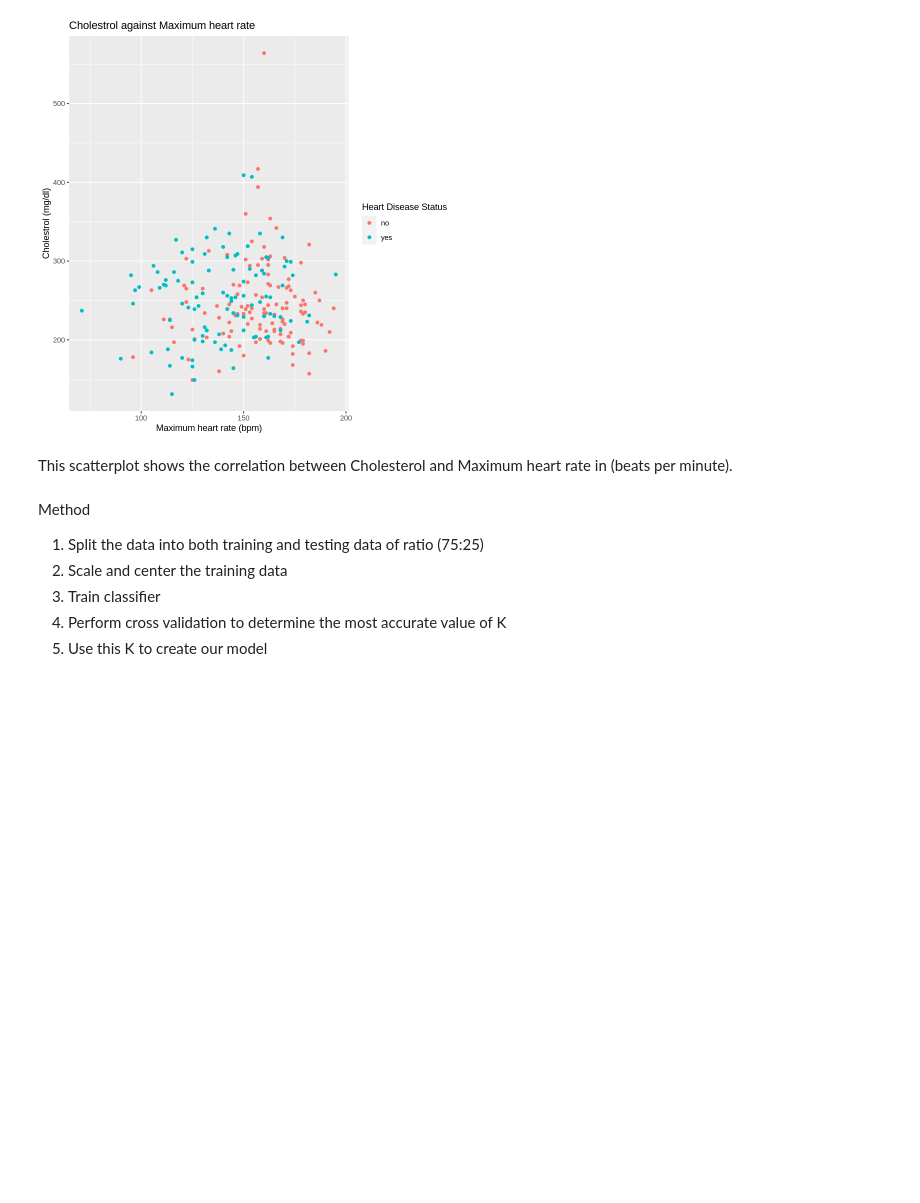
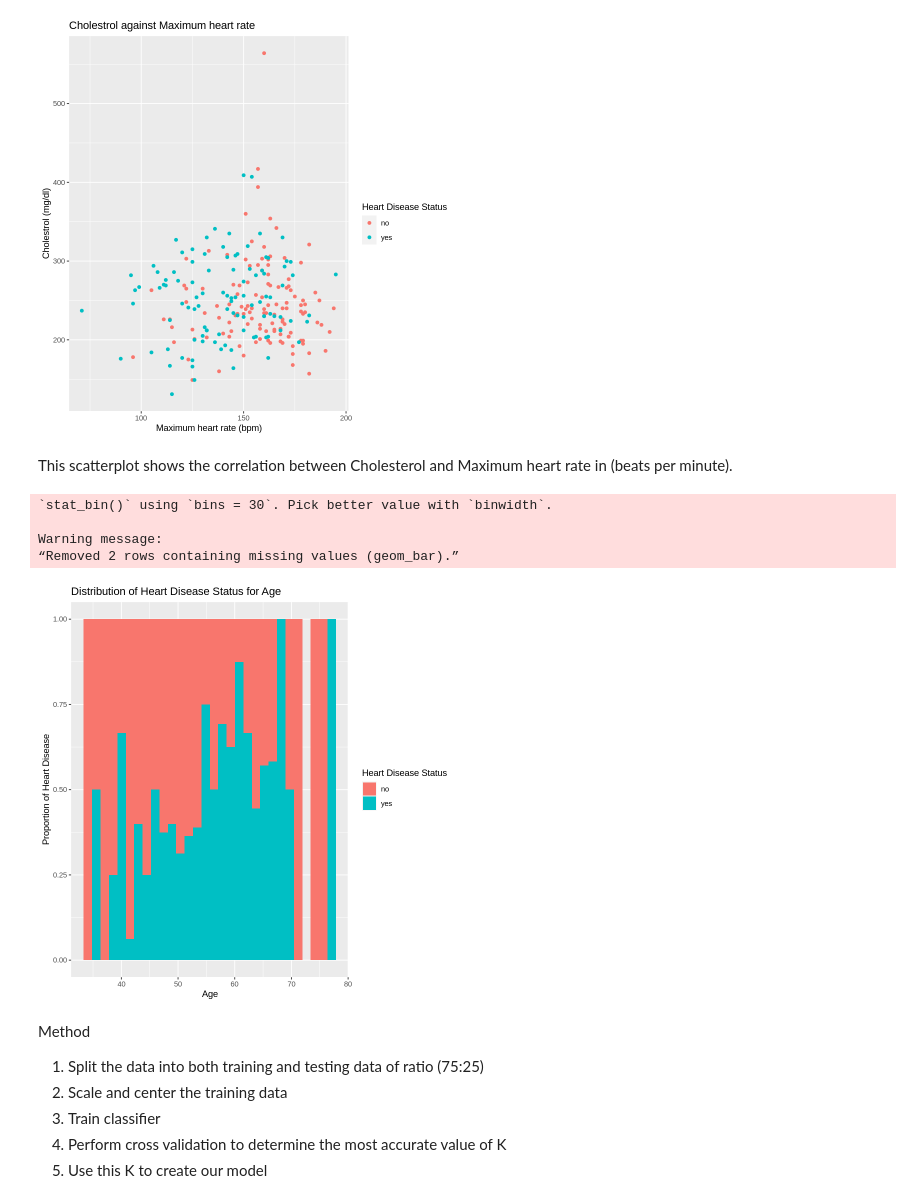
Before and after one commit to TracyGan/DSCI100, a Jupyter notebook: GroupProposal.ipynb, the cells around one changed output. Saved outputs shown, nothing was run; the diff lists cells and outputs as text; code cells hidden in the pictures; blank space fills up the shorter version.

```diff
--- a/GroupProposal.ipynb
+++ b/GroupProposal.ipynb
@@ -144,6 +202,19 @@ heart_plot_chol
 [figure]
 # %% [markdown]
 This scatterplot shows the correlation between Cholesterol and Maximum heart rate in (beats per minute).
+# %%
+heart_histogram <- heart_train |>
+                ggplot(aes (x = age ,fill = num)) +
+                geom_histogram(position = "fill") +
+                ggtitle("Distribution of Heart Disease Status for Age") +
+                labs(x = "Age", y = "Proportion of Heart Disease", fill = "Heart Disease Status")
+heart_histogram
+# %% [output]
+`stat_bin()` using `bins = 30`. Pick better value with `binwidth`.
+
+Warning message:
+“Removed 2 rows containing missing values (geom_bar).”
+[figure, added]
 # %% [markdown]
 Method
 
```
Also changed, not shown: parts of 11 cells of this notebook.
